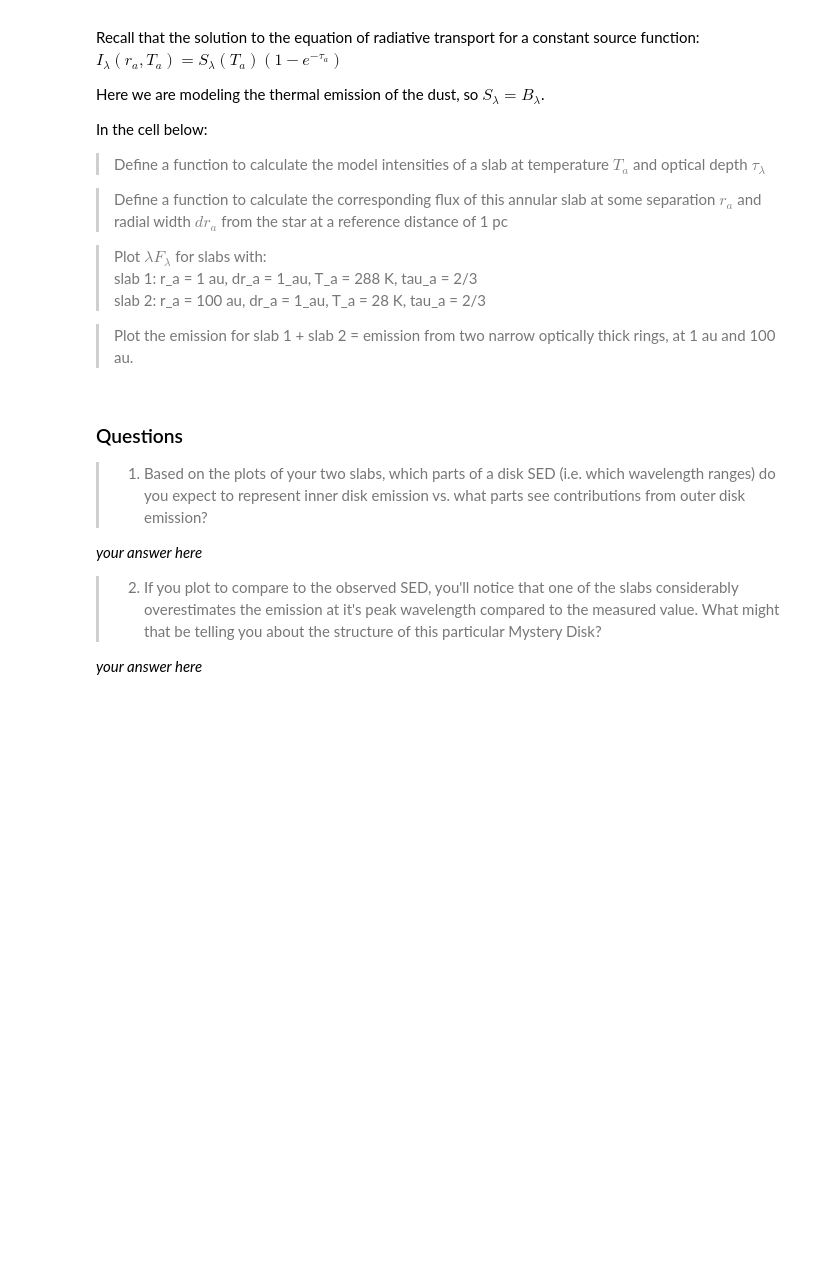
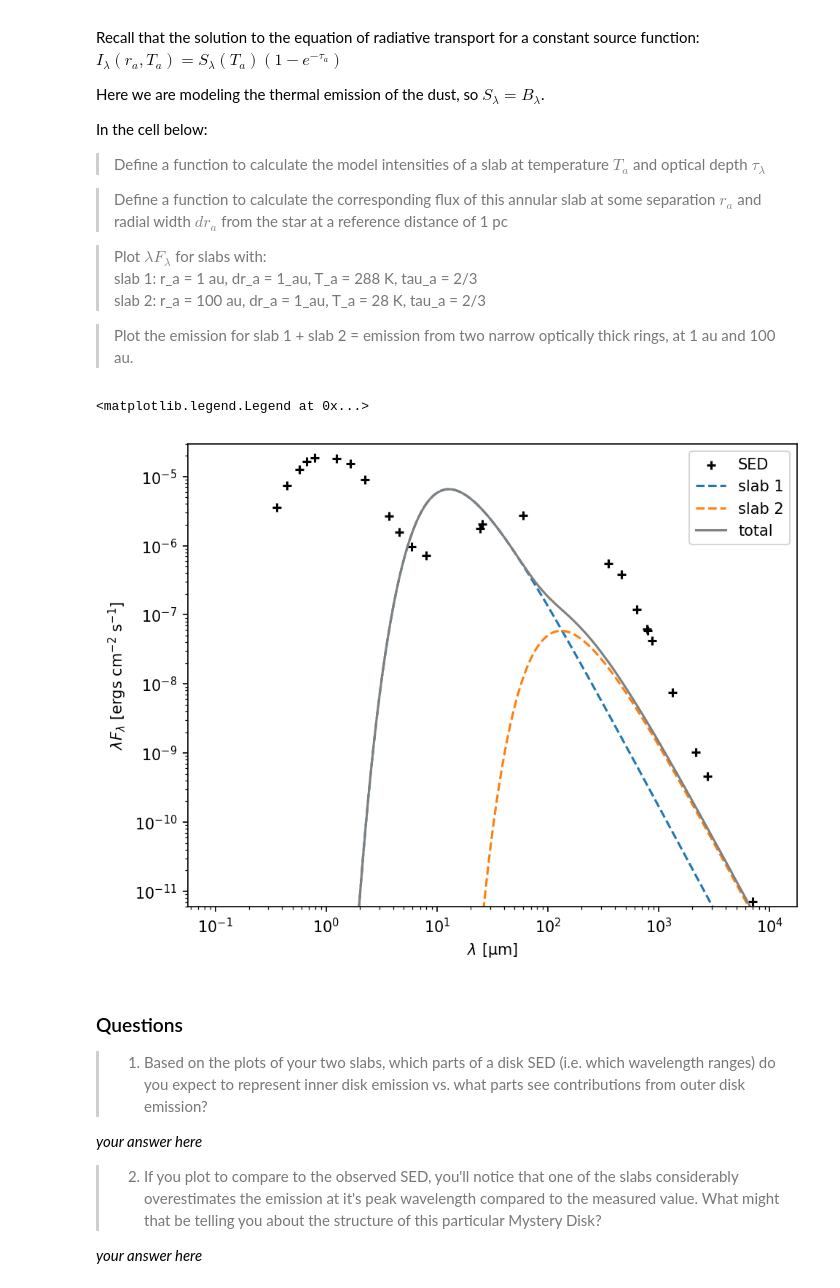
Before and after one commit to anb19019/FoPS-2025, a Jupyter notebook: 2-sed-disk.ipynb, the cells around one changed output. Saved outputs shown, nothing was run; the diff lists cells and outputs as text; code cells hidden in the pictures; blank space fills up the shorter version.

```diff
--- a/2-sed-disk.ipynb
+++ b/2-sed-disk.ipynb
@@ -159,37 +163,39 @@ In the cell below:
 # %%
 lam_model = np.logspace(-1,4,100) #logarithmically spaced array from 1 micron to 1 cm in microns.
 
 def I_a(lam, T_a, tau_a):
     """ returns the intensity as a function of wavelength lam given some slab T_a, tau_a"""
-    # * your function HERE * #
-    return # your output
+    i = BB_lam(lam, T_a) * (1 - np.exp(-tau_a))
+    return i
 
 def F_a(lam, T_a, tau_a, r_a, dr_a,d = 1 * pc):
     """ calculate the flux from an annulus of temperature T_a, optical depth tau_a, distance r_a away from the star, of width dr_a and observed at reference distance d """
     I_slab = I_a(lam, T_a, tau_a)
     def calc_area(r,dr):
         """ calculate the area of your annular slab of disk given it's location r and radial width dr
         r: in au
         dr: in au """
-        # your function HERE *
-        return # area in cm^2
+        return 2 * np.pi * r * au * dr * au
     area_slab = calc_area(r_a,dr_a)
-    return # your function * HERE *
+    return I_slab * area_slab/ d / d
 
 plot_SED(lam_obs,sed_obs)
 ax = plt.gca() # get axis of plot
 
 # Define the wavelengths the models will be computed over
 lam_mu = np.logspace(-1,4,200) # in MICRONS
 
-# Plot slab * HERE *
-#slab_1 = F_a(lam_mu,...)
-#slab_2 = F_a(lam_mu, ....)
-#slab_tot = slab_1 + slab_2
-#ax.plot(lam_mu, lam_mu * slab_1,label='slab 1',ls='dashed')
-#ax.plot(lam_mu, lam_mu * slab_2, label='slab 2',ls='dashed')
-#ax.plot(lam_mu, lam_mu * (slab_1 + slab_2), label='total',color='gray')
-#ax.legend()
+# Plot slab
+slab_1 = F_a(lam_mu, 288, 2/3, 1, 1)
+slab_2 = F_a(lam_mu, 28, 2/3, 100, 1)
+slab_tot = slab_1 + slab_2
+ax.plot(lam_mu, lam_mu * slab_1,label='slab 1',ls='dashed')
+ax.plot(lam_mu, lam_mu * slab_2, label='slab 2',ls='dashed')
+ax.plot(lam_mu, lam_mu * (slab_1 + slab_2), label='total',color='gray')
+ax.legend()
+# %% [output]
+<matplotlib.legend.Legend at 0x...>
+[figure, added]
 # %% [markdown]
 ### Questions
 
```
Also changed, not shown: parts of 2 cells of this notebook.
